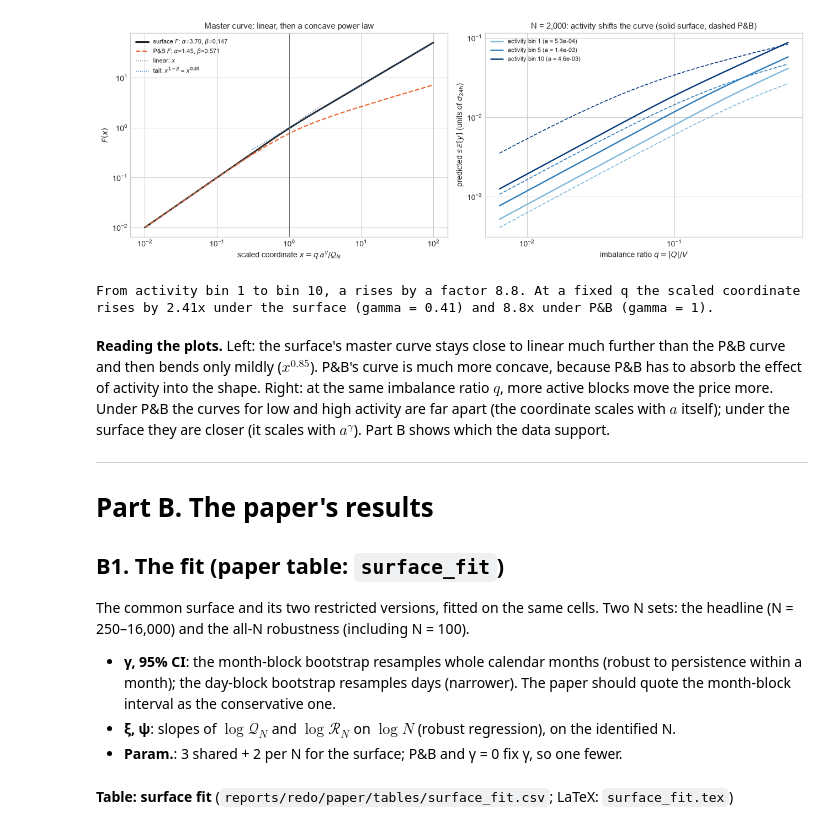
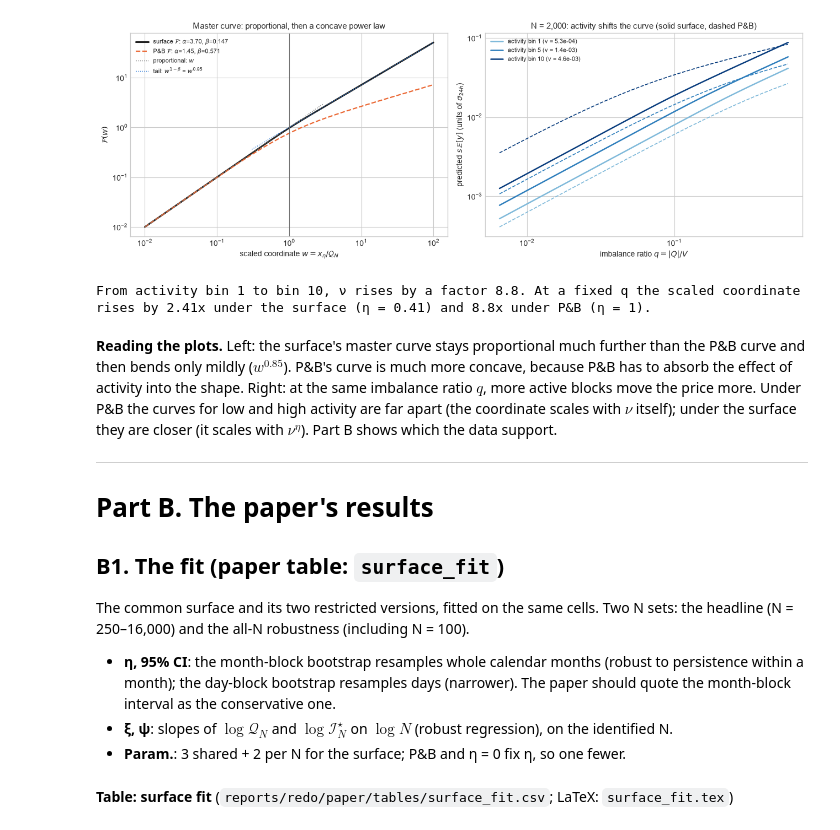
Before and after one commit to pdmillington/market-impact-research, a Jupyter notebook: crypto-impact-study/notebooks/ActivitySurface.ipynb, the cells around one changed output. Drawn from its saved outputs; the diff is of its cells as text; code cells hidden in the pictures.

```diff
--- a/crypto-impact-study/notebooks/ActivitySurface.ipynb
+++ b/crypto-impact-study/notebooks/ActivitySurface.ipynb
@@ -156,50 +166,50 @@ fig, axes = plt.subplots(1, 2, figsize=(13, 4.6))
 ax = axes[0]
 x = np.geomspace(1e-2, 1e2, 400)
 ax.plot(x, pb_shape(x, SURF.alpha, SURF.beta), color=INK, lw=2.2,
-        label=rf'surface $F$: $\alpha$={SURF.alpha:.2f}, $\beta$={SURF.beta:.3f}')
+        label=rf'surface $\mathcal{{F}}$: $\alpha$={SURF.alpha:.2f}, $\beta$={SURF.beta:.3f}')
 ax.plot(x, pb_shape(x, PB.alpha, PB.beta), color=ORANGE, lw=1.6, ls='--',
-        label=rf'P&B $F$: $\alpha$={PB.alpha:.2f}, $\beta$={PB.beta:.3f}')
-ax.plot(x[x < 3], x[x < 3], color=MUTED, lw=1, ls=':', label='linear: $x$')
+        label=rf'P&B $\mathcal{{F}}$: $\alpha$={PB.alpha:.2f}, $\beta$={PB.beta:.3f}')
+ax.plot(x[x < 3], x[x < 3], color=MUTED, lw=1, ls=':', label='proportional: $w$')
 ax.plot(x[x > 0.3], x[x > 0.3] ** (1 - SURF.beta), color=BLUE, lw=1, ls=':',
-        label=rf'tail: $x^{{1-\beta}}$ = $x^{{{1 - SURF.beta:.2f}}}$')
+        label=rf'tail: $w^{{1-\beta}}$ = $w^{{{1 - SURF.beta:.2f}}}$')
 ax.axvline(1, color=MUTED, lw=0.8)
 ax.set_xscale('log'); ax.set_yscale('log')
-ax.set_xlabel(r'scaled coordinate $x = q\,a^{\gamma}/\mathcal{Q}_N$'); ax.set_ylabel(r'$F(x)$')
-ax.set_title('Master curve: linear, then a concave power law', fontsize=11)
+ax.set_xlabel(r'scaled coordinate $w = x_\eta/\mathcal{Q}_N$'); ax.set_ylabel(r'$\mathcal{F}(w)$')
+ax.set_title('Master curve: proportional, then a concave power law', fontsize=11)
 ax.legend(fontsize=8, loc='upper left')
 
 # A3-1: predicted response against q at low, middle and high activity, N = 2,000 (headline fit).
 # The a values are the geometric-mean a of activity bins 1, 5 and 10 of the N = 2,000 cells (figure 29 data).
 ax = axes[1]
 n = 2000
 cells29 = pd.read_csv(TABLES / 'activity_surface_contour_cells.csv').query('n_events == @n')
 a_levels = {f'activity bin {b + 1}': 10 ** cells29.loc[cells29.activity_bin == b, 'log10_a'].mean() for b in (0, 4, 9)}
 q_grid = np.geomspace(10 ** cells29.log10_q.min(), 10 ** cells29.log10_q.max(), 200)
 for (label, a), colour in zip(a_levels.items(), plt.cm.Blues([0.45, 0.7, 0.95])):
     for fit, style in ((SURF, '-'), (PB, '--')):
         sc = head_scales.query('model == @fit.model and n_events == @n').iloc[0]
         resp = sc.r_scale * pb_shape(q_grid * a ** fit.gamma / sc.q_scale, fit.alpha, fit.beta)
         ax.plot(q_grid, resp, color=colour, ls=style, lw=1.8 if style == '-' else 1.2,
-                label=f'{label} (a = {a:.1e})' if style == '-' else None)
+                label=f'{label} (ν = {a:.1e})' if style == '-' else None)
 ax.set_xscale('log'); ax.set_yscale('log')
 ax.set_xlabel('imbalance ratio $q = |Q|/V$'); ax.set_ylabel(r'predicted $s\,\mathbb{E}[y]$ (units of $\sigma_{24h}$)')
 ax.set_title(f'N = {n:,}: activity shifts the curve (solid surface, dashed P&B)', fontsize=11)
 ax.legend(fontsize=8, loc='upper left')
 fig.tight_layout(); plt.show()
 
 ratio = {k: v for k, v in a_levels.items()}
 lo, hi = ratio['activity bin 1'], ratio['activity bin 10']
-print(f'From activity bin 1 to bin 10, a rises by a factor {hi / lo:.1f}. At a fixed q the scaled coordinate rises by '
-      f'{(hi / lo) ** SURF.gamma:.2f}x under the surface (gamma = {SURF.gamma:.2f}) and {hi / lo:.1f}x under P&B (gamma = 1).')
+print(f'From activity bin 1 to bin 10, ν rises by a factor {hi / lo:.1f}. At a fixed q the scaled coordinate rises by '
+      f'{(hi / lo) ** SURF.gamma:.2f}x under the surface (η = {SURF.gamma:.2f}) and {hi / lo:.1f}x under P&B (η = 1).')
 # %% [output]
-[figure, old version]
+[figure, new version]
-From activity bin 1 to bin 10, a rises by a factor 8.8. At a fixed q the scaled coordinate rises by 2.41x under the surface (gamma = 0.41) and 8.8x under P&B (gamma = 1).
+From activity bin 1 to bin 10, ν rises by a factor 8.8. At a fixed q the scaled coordinate rises by 2.41x under the surface (η = 0.41) and 8.8x under P&B (η = 1).
 # %% [markdown]
-**Reading the plots.** Left: the surface's master curve stays close to linear much further than the P&B curve and then
-bends only mildly ($x^{0.85}$). P&B's curve is much more concave, because P&B has to absorb the effect of activity
+**Reading the plots.** Left: the surface's master curve stays proportional much further than the P&B curve and then
+bends only mildly ($w^{0.85}$). P&B's curve is much more concave, because P&B has to absorb the effect of activity
 into the shape. Right: at the same imbalance ratio $q$, more active blocks move the price more. Under P&B the curves
-for low and high activity are far apart (the coordinate scales with $a$ itself); under the surface they are closer
-(it scales with $a^{\gamma}$). Part B shows which the data support.
+for low and high activity are far apart (the coordinate scales with $\nu$ itself); under the surface they are closer
+(it scales with $\nu^{\eta}$). Part B shows which the data support.
 
 ---
 # Part B. The paper's results
@@ -209,11 +219,11 @@ for low and high activity are far apart (the coordinate scales with $a$ itself);
 The common surface and its two restricted versions, fitted on the same cells. Two N sets: the headline
 (N = 250–16,000) and the all-N robustness (including N = 100).
 
-- **γ, 95% CI**: the month-block bootstrap resamples whole calendar months (robust to persistence within a month);
+- **η, 95% CI**: the month-block bootstrap resamples whole calendar months (robust to persistence within a month);
   the day-block bootstrap resamples days (narrower). The paper should quote the month-block interval as the
   conservative one.
-- **ξ, ψ**: slopes of $\log\mathcal{Q}_N$ and $\log\mathcal{R}_N$ on $\log N$ (robust regression), on the identified N.
-- **Param.**: 3 shared + 2 per N for the surface; P&B and γ = 0 fix γ, so one fewer.
+- **ξ, ψ**: slopes of $\log\mathcal{Q}_N$ and $\log\mathcal{I}^\star_N$ on $\log N$ (robust regression), on the identified N.
+- **Param.**: 3 shared + 2 per N for the surface; P&B and η = 0 fix η, so one fewer.
 # %%
 def show_table(name: str, columns=None, caption: str | None = None):
     frame = pd.read_csv(TABLES / f'{name}.csv')
```
Also changed, not shown: parts of 36 cells of this notebook, 33 other files.
